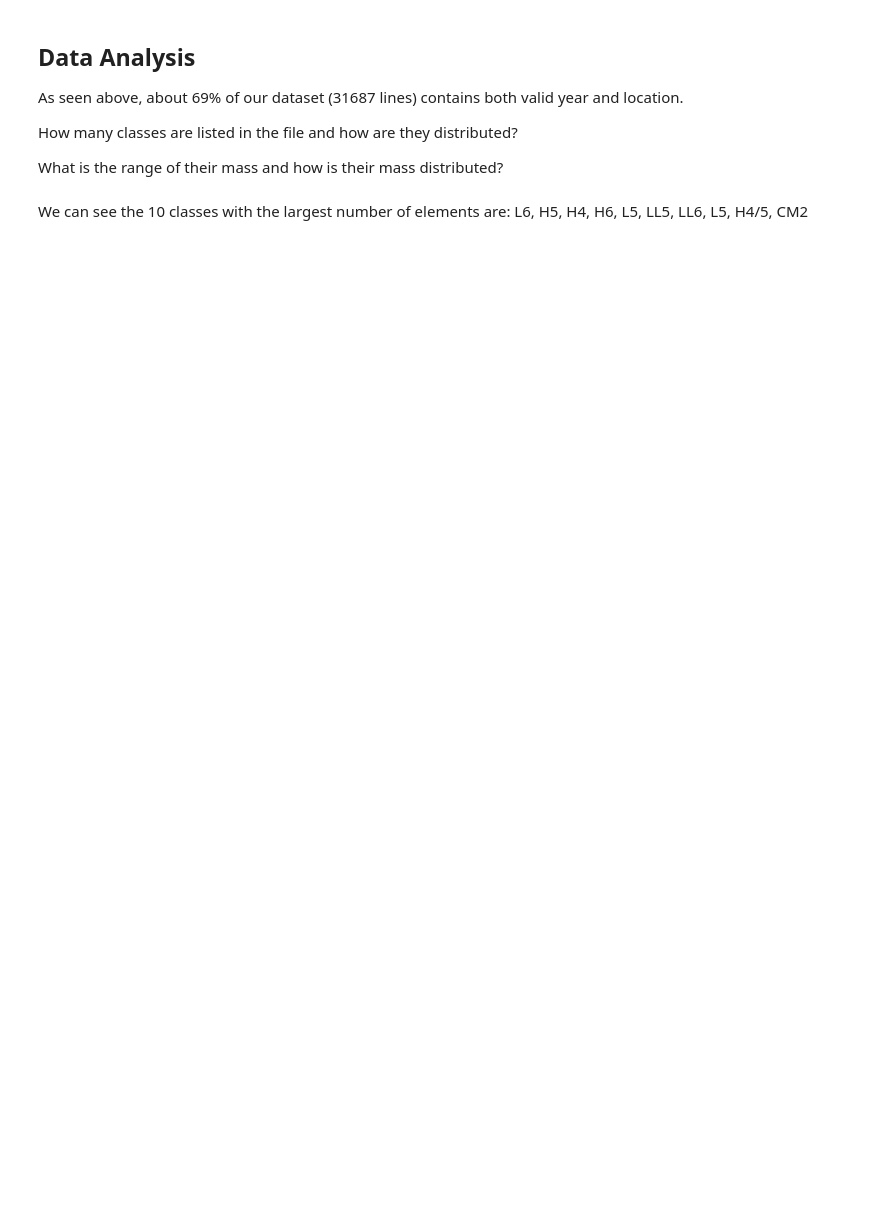
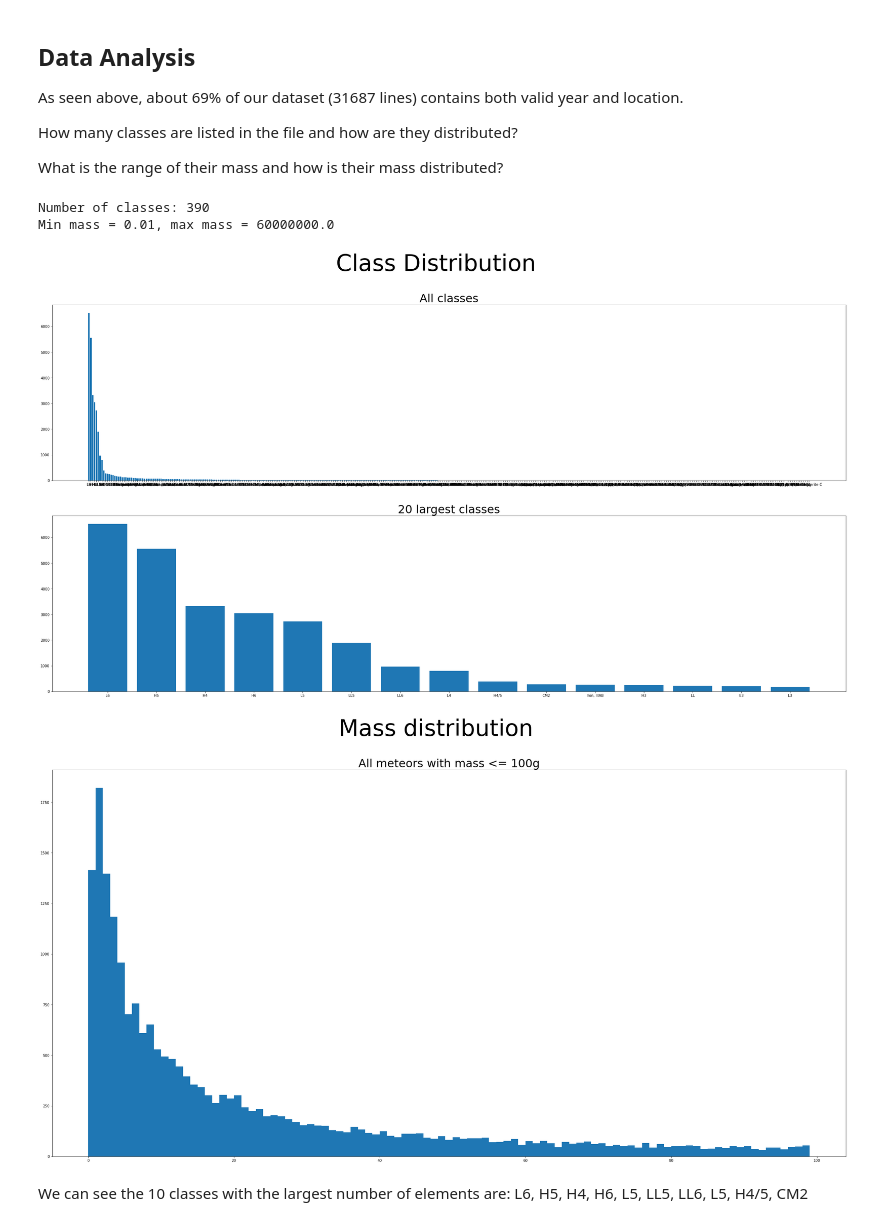
Before and after one commit to com-480-data-visualization/com-480-project-big-yoshi-club, a Jupyter notebook: MeteoriteLandings/Problematic and Data Analysis.ipynb, the cells around one changed output. Cells and saved outputs as stored; diff of their text form; code cells hidden in the pictures; blank space fills up the shorter version.

```diff
--- a/MeteoriteLandings/Problematic and Data Analysis.ipynb
+++ b/MeteoriteLandings/Problematic and Data Analysis.ipynb
@@ -123,33 +130,38 @@ with open(VALID_DATA_FILE) as valid_file:
             classes[class_] = 1
 
         mass = float(line['mass (g)'])
         masses.append(mass)
         if mass < min_mass:
             min_mass = mass
         if mass > max_mass:
             max_mass = mass
 
     print(f"Number of classes: {len(classes.keys())}")
     print(f"Min mass = {min_mass}, max mass = {max_mass}")
 
     # Histogram for classes
     sorted_classes = OrderedDict({ k:v for k, v in sorted(list(classes.items()), key=lambda elem: elem[1], reverse=True) })
     plt.figure(figsize=(40, 20))
     plt.suptitle("Class Distribution", fontsize=64)
     plt.subplot(2, 1, 1)
     plt.title("All classes", fontsize=32)
     plt.bar(sorted_classes.keys(), sorted_classes.values())
 
-    largest = OrderedDict({ k:v for k, v in list(sorted_classes.items())[:20] })
+    largest = OrderedDict({ k:v for k, v in list(sorted_classes.items())[:15] })
     plt.subplot(2, 1, 2)
     plt.title("20 largest classes", fontsize=32)
     plt.bar(largest.keys(), largest.values())
 
     # Histogram for mass
     plt.figure(figsize=(40, 20))
     plt.suptitle("Mass distribution", fontsize=64)
     bins = list(range(100))
     plt.title("All meteors with mass <= 100g", fontsize=32)
     plt.hist(masses, bins=bins)
+# %% [output]
+Number of classes: 390
+Min mass = 0.01, max mass = 60000000.0
+[figure, added]
+[figure, added]
 # %% [markdown]
 We can see the 10 classes with the largest number of elements are: L6, H5, H4, H6, L5, LL5, LL6, L5, H4/5, CM2
```
Also changed, not shown: parts of 2 cells of this notebook.
